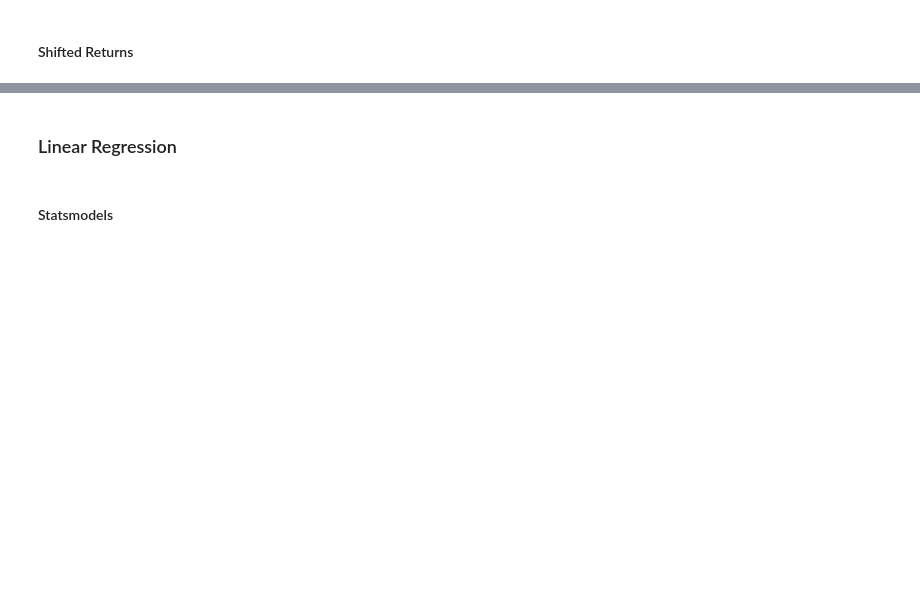
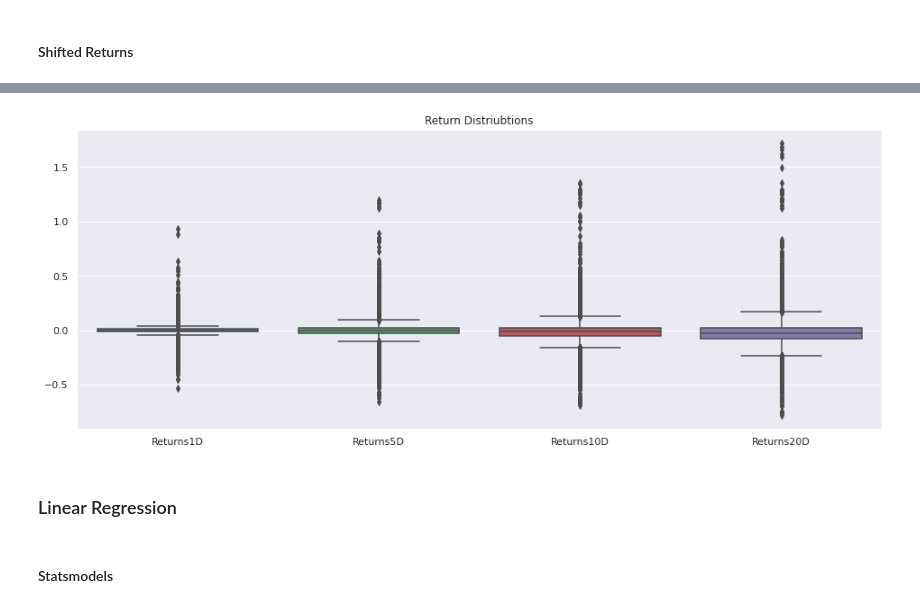
Before and after one commit to rodrigo-fonseca-oliveira/Hands-On-Machine-Learning-for-Algorithmic-Trading, a Jupyter notebook: Chapter04/02_alpha_factor_library/factor_library_qr.ipynb, the cells around one changed output, grey strips where cells are left out. Cells and saved outputs as stored; diff of their text form; code cells hidden in the pictures; blank space fills up the shorter version.

```diff
--- a/Chapter04/02_alpha_factor_library/factor_library_qr.ipynb
+++ b/Chapter04/02_alpha_factor_library/factor_library_qr.ipynb
@@ -760,21 +873,23 @@ class PayoutFactors:
     def DividendPayoutRatio(mask):
         """Dividends Per Share divided by Earnings Per Share"""
 
-        dps = AnnualizedData(inputs = [Fundamentals.dividend_per_share_earnings_reports_asof_date,
-                                        Fundamentals.dividend_per_share_earnings_reports], mask=mask)
+        # dps = AnnualizedData(inputs = [Fundamentals.dividend_per_share_earnings_reports_asof_date,
+        #                                 Fundamentals.dividend_per_share_earnings_reports], mask=mask)
 
-        eps = AnnualizedData(inputs = [Fundamentals.basic_eps_earnings_reports_asof_date,
-                                        Fundamentals.basic_eps_earnings_reports], mask=mask)
-        return dps / eps
+        # eps = AnnualizedData(inputs = [Fundamentals.basic_eps_earnings_reports_asof_date,
+        #                                 Fundamentals.basic_eps_earnings_reports], mask=mask)
+        # return dps / eps
+        return art_fundamentals.DIVYIELD.latest / art_fundamentals.EPS.latest
 
-    @staticmethod
-    def DividendGrowth(**kwargs):
-        """Annualized percentage DPS change"""
-        return Fundamentals.dps_growth.latest
+    # @staticmethod
+    # def DividendGrowth(**kwargs):
+    #     """Annualized percentage DPS change"""
+    #     # return Fundamentals.dps_growth.latest
+    #     return art_fundamentals.DIVGROWTH.latest
 # %%
 PAYOUT_FACTORS = {
     'Dividend Payout Ratio': PayoutFactors.DividendPayoutRatio,
-    'Dividend Growth': PayoutFactors.DividendGrowth
+    # 'Dividend Growth': PayoutFactors.DividendGrowth
 }
 # %%
 payout_result, t = factor_pipeline(PAYOUT_FACTORS)
@@ -824,7 +961,7 @@ payout_result.info()
 #### Get Returns
 # %%
 lookahead = [1, 5, 10, 20]
-returns = run_pipeline(Pipeline({'Returns{}D'.format(i): Returns(inputs=[USEquityPricing.close],
+returns = run_pipeline(Pipeline({'Returns{}D'.format(i): Returns(inputs=[EquityPricing.close],
                                           window_length=i+1, mask=UNIVERSE) for i in lookahead},
                                 screen=UNIVERSE),
                        start_date=START,
@@ -839,7 +988,7 @@ data = pd.concat([returns,
                  payout_result,
                  growth_result,
                  efficiency_result,
-                 risk_result], axis=1).sortlevel()
+                 risk_result], axis=1).sort_index()
 data.index.names = ['date', 'asset']
 # %%
 data['stock'] = data.index.get_level_values('asset').map(lambda x: x.asset_name)
@@ -876,6 +1066,8 @@ y.info()
 # %%
-ax = sns.boxplot(y[return_cols])
+ax = sns.boxplot(data=y[return_cols])
 ax.set_title('Return Distriubtions');
+# %% [output]
+[figure, added]
 # %% [markdown]
 ### Linear Regression
 # %% [markdown]
```
Also changed, not shown: parts of 39 cells of this notebook, 3 other files.
